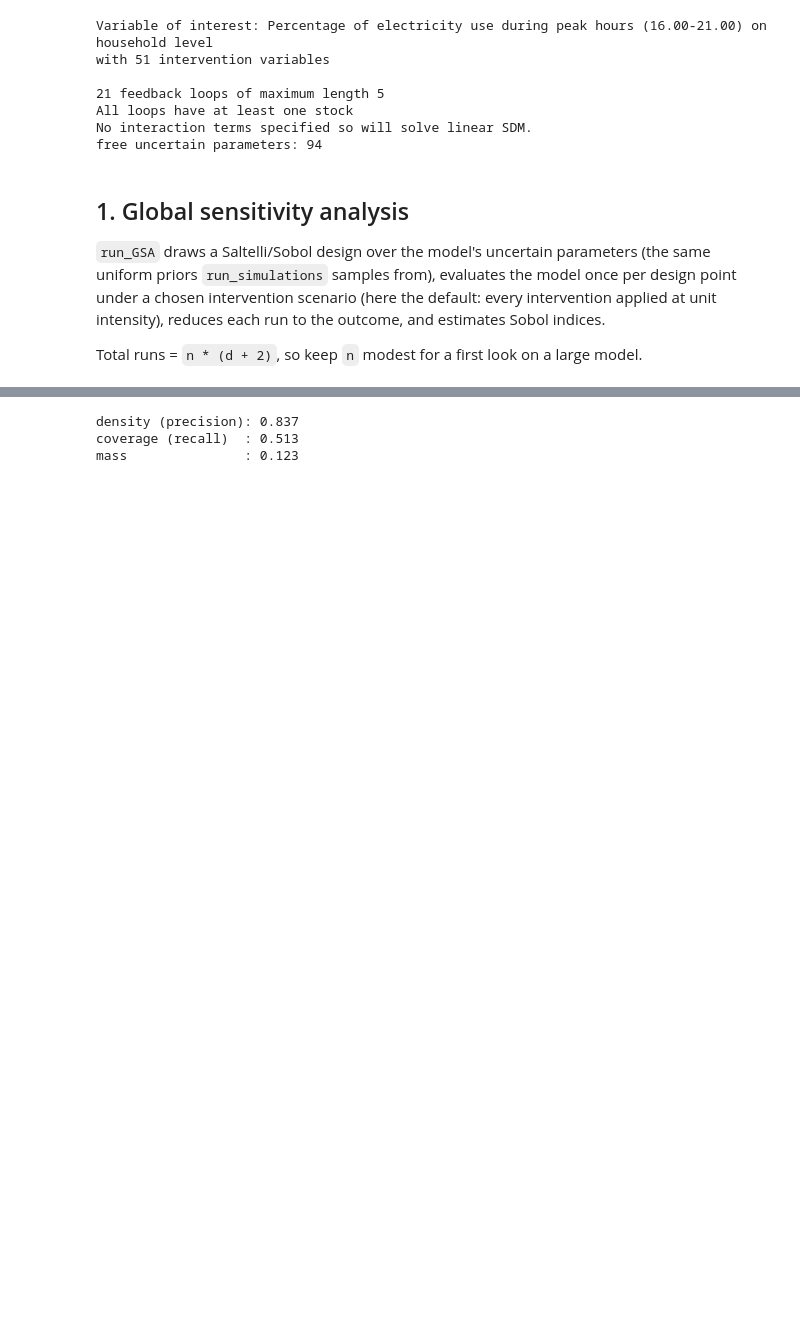
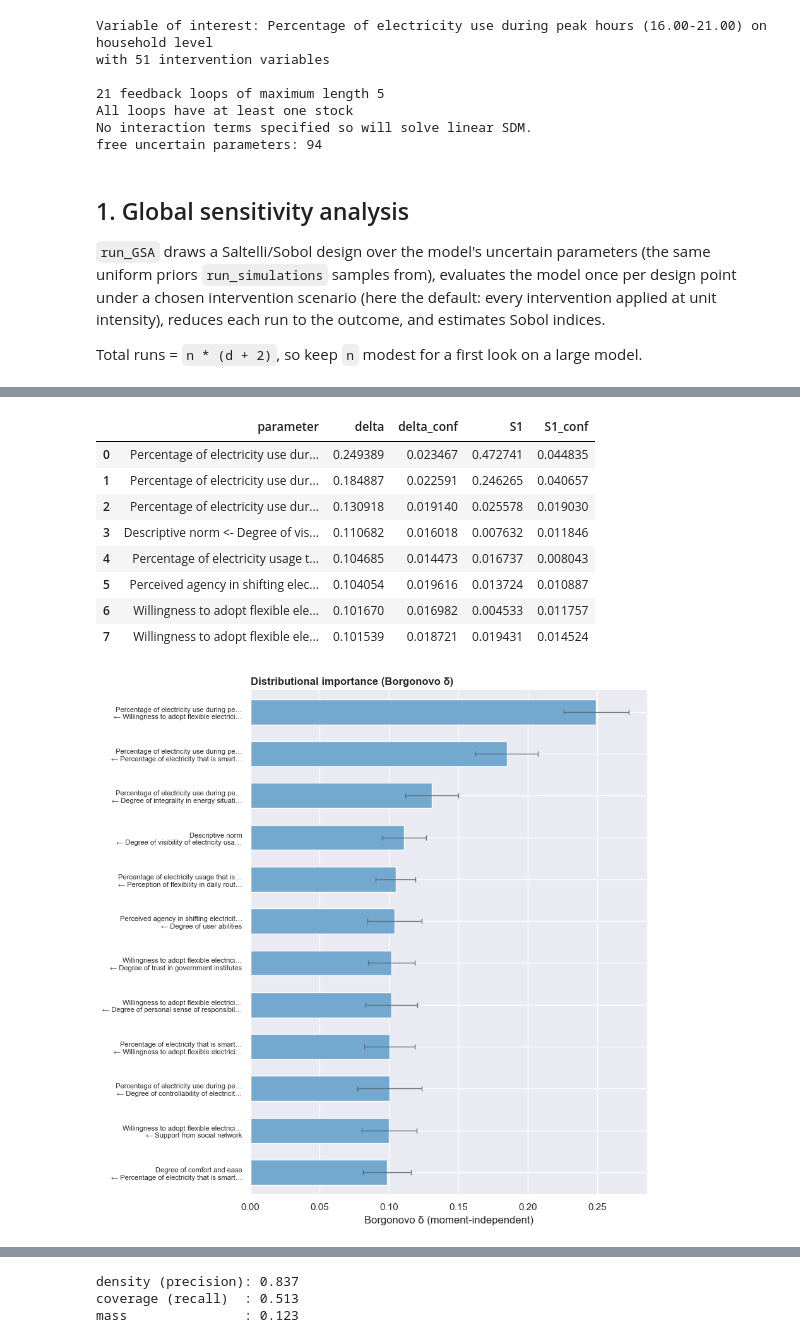
Before and after one commit to vvvasconcelos/SystemsInsightPipeline, a Jupyter notebook: tutorials/GSA_and_Scenario_Discovery.ipynb, the cells around one changed output, grey strips where cells are left out. Saved outputs shown, nothing was run; the diff lists cells and outputs as text; code cells hidden in the pictures; blank space fills up the shorter version.

```diff
--- a/tutorials/GSA_and_Scenario_Discovery.ipynb
+++ b/tutorials/GSA_and_Scenario_Discovery.ipynb
@@ -72,0 +82,15 @@ from zero'). The interval columns `S1_low`/`S1_high` (and `ST_low`/`ST_high`) ar
+# %%
+delta_df = sdm.run_GSA(voi, method='delta', n=1000, seed=2)
+fig = plot_moment_independent(delta_df, measure='delta', top=12)
+delta_df.head(8)
+# %% [output]
+|  | parameter | delta | delta_conf | S1 | S1_conf |
+| 0 | Percentage of electricity use dur... | 0.249389 | 0.023467 | 0.472741 | 0.044835 |
+| 1 | Percentage of electricity use dur... | 0.184887 | 0.022591 | 0.246265 | 0.040657 |
+| 2 | Percentage of electricity use dur... | 0.130918 | 0.019140 | 0.025578 | 0.019030 |
+| 3 | Descriptive norm <- Degree of vis... | 0.110682 | 0.016018 | 0.007632 | 0.011846 |
+| 4 | Percentage of electricity usage t... | 0.104685 | 0.014473 | 0.016737 | 0.008043 |
+| 5 | Perceived agency in shifting elec... | 0.104054 | 0.019616 | 0.013724 | 0.010887 |
+| 6 | Willingness to adopt flexible ele... | 0.101670 | 0.016982 | 0.004533 | 0.011757 |
+| 7 | Willingness to adopt flexible ele... | 0.101539 | 0.018721 | 0.019431 | 0.014524 |
+[figure, added]
```
Also changed, not shown: parts of 8 cells of this notebook, 10 other files.
